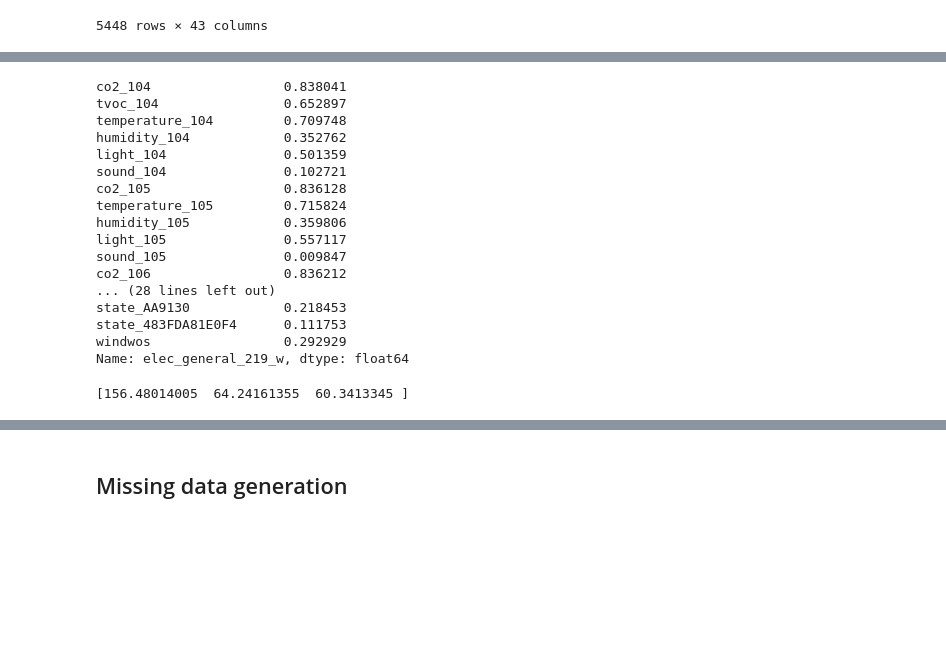
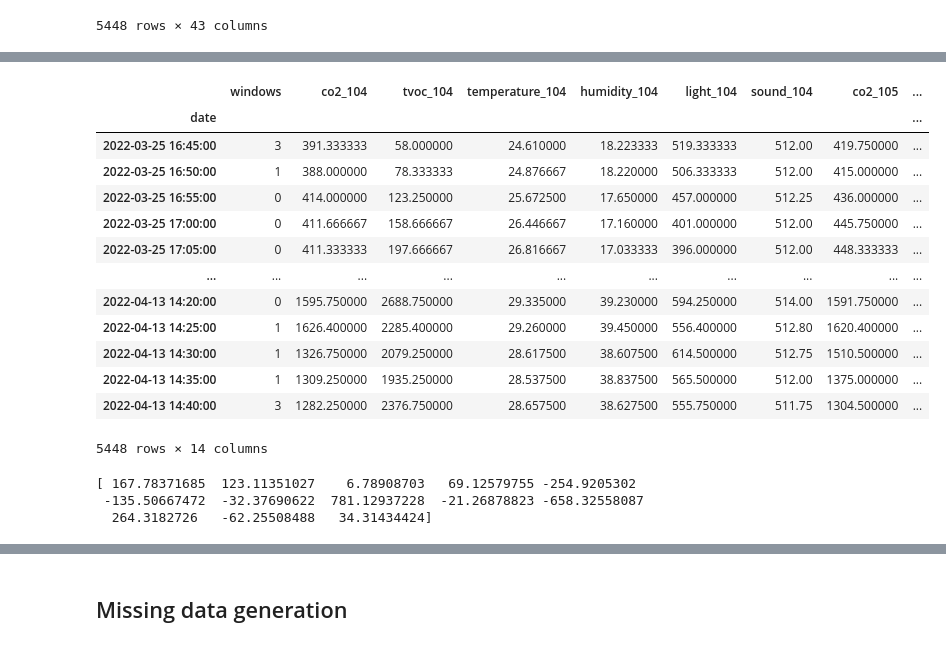
Before and after one commit to Ah-essabar/Master_SDS_Angers, a Jupyter notebook: S2/Mesures Polytech/FusionDataAll/HandlingMissingData/GenerationMissingdata.ipynb, the cells around one changed output, grey strips where cells are left out. Drawn from its saved outputs; the diff is of its cells as text; code cells hidden in the pictures; blank space fills up the shorter version.

```diff
--- a/S2/Mesures Polytech/FusionDataAll/HandlingMissingData/GenerationMissingdata.ipynb
+++ b/S2/Mesures Polytech/FusionDataAll/HandlingMissingData/GenerationMissingdata.ipynb
@@ -125,28 +158,32 @@ var = ["co2_107","co2_104","temperature_106"]
+# %%
+df[var[col]]
+# %% [output]
+|  | windows | co2_104 | tvoc_104 | temperature_104 | humidity_104 | light_104 | sound_104 | co2_105 | ... |
+| date |  |  |  |  |  |  |  |  | ... |
+| 2022-03-25 16:45:00 | 3 | 391.333333 | 58.000000 | 24.610000 | 18.223333 | 519.333333 | 512.00 | 419.750000 | ... |
+| 2022-03-25 16:50:00 | 1 | 388.000000 | 78.333333 | 24.876667 | 18.220000 | 506.333333 | 512.00 | 415.000000 | ... |
+| 2022-03-25 16:55:00 | 0 | 414.000000 | 123.250000 | 25.672500 | 17.650000 | 457.000000 | 512.25 | 436.000000 | ... |
+| 2022-03-25 17:00:00 | 0 | 411.666667 | 158.666667 | 26.446667 | 17.160000 | 401.000000 | 512.00 | 445.750000 | ... |
+| 2022-03-25 17:05:00 | 0 | 411.333333 | 197.666667 | 26.816667 | 17.033333 | 396.000000 | 512.00 | 448.333333 | ... |
+| ... | ... | ... | ... | ... | ... | ... | ... | ... | ... |
+| 2022-04-13 14:20:00 | 0 | 1595.750000 | 2688.750000 | 29.335000 | 39.230000 | 594.250000 | 514.00 | 1591.750000 | ... |
+| 2022-04-13 14:25:00 | 1 | 1626.400000 | 2285.400000 | 29.260000 | 39.450000 | 556.400000 | 512.80 | 1620.400000 | ... |
+| 2022-04-13 14:30:00 | 1 | 1326.750000 | 2079.250000 | 28.617500 | 38.607500 | 614.500000 | 512.75 | 1510.500000 | ... |
+| 2022-04-13 14:35:00 | 1 | 1309.250000 | 1935.250000 | 28.537500 | 38.837500 | 565.500000 | 512.00 | 1375.000000 | ... |
+| 2022-04-13 14:40:00 | 3 | 1282.250000 | 2376.750000 | 28.657500 | 38.627500 | 555.750000 | 511.75 | 1304.500000 | ... |
+5448 rows × 14 columns
 # %%
-corr["elec_general_219_w"]
+#corr["elec_general_219_w"]
-# %% [output]
-co2_104                 0.838041
-tvoc_104                0.652897
-temperature_104         0.709748
-humidity_104            0.352762
-light_104               0.501359
-sound_104               0.102721
-co2_105                 0.836128
-temperature_105         0.715824
-humidity_105            0.359806
-light_105               0.557117
-sound_105               0.009847
-co2_106                 0.836212
-... (28 lines left out)
-state_AA9130            0.218453
-state_483FDA81E0F4      0.111753
-windwos                 0.292929
-Name: elec_general_219_w, dtype: float64
 # %%
 import pandas
 from sklearn import linear_model
-X = df.drop(['elec_general_219_w', 'elec_eclairage_219_w'], axis=1)
-X = X[var]
+
+X = df[var]
+col = [0, 4, 5, 7, 8, 9, 13, 14, 15, 17, 18, 21, 25, 26, 29, 30, 32, 33, 34, 35, 36]
+col = [0, 4, 5, 7, 8, 9, 13,  15,  18, 21,  26, 29, 30]
+col2    =[0, 1, 2, 3, 4, 5,6,  8, 10, 11, 13, 14,15]
+X= X.iloc[:,col]
+#X= X.iloc[:,col2]
 y = df['elec_general_219_w']
 # importing train_test_split from sklearn
 from sklearn.model_selection import train_test_split
@@ -167,7 +204,9 @@ y_pred = regr.predict(X_test)
 
 print(regr.coef_)
 # %% [output]
-[156.48014005  64.24161355  60.3413345 ]
+[ 167.78371685  123.11351027    6.78908703   69.12579755 -254.9205302
+ -135.50667472  -32.37690622  781.12937228  -21.26878823 -658.32558087
+  264.3182726   -62.25508488   34.31434424]
 # %%
 import pandas as pd
 import numpy as np
```
Also changed, not shown: parts of 20 cells of this notebook, 1 other file.
